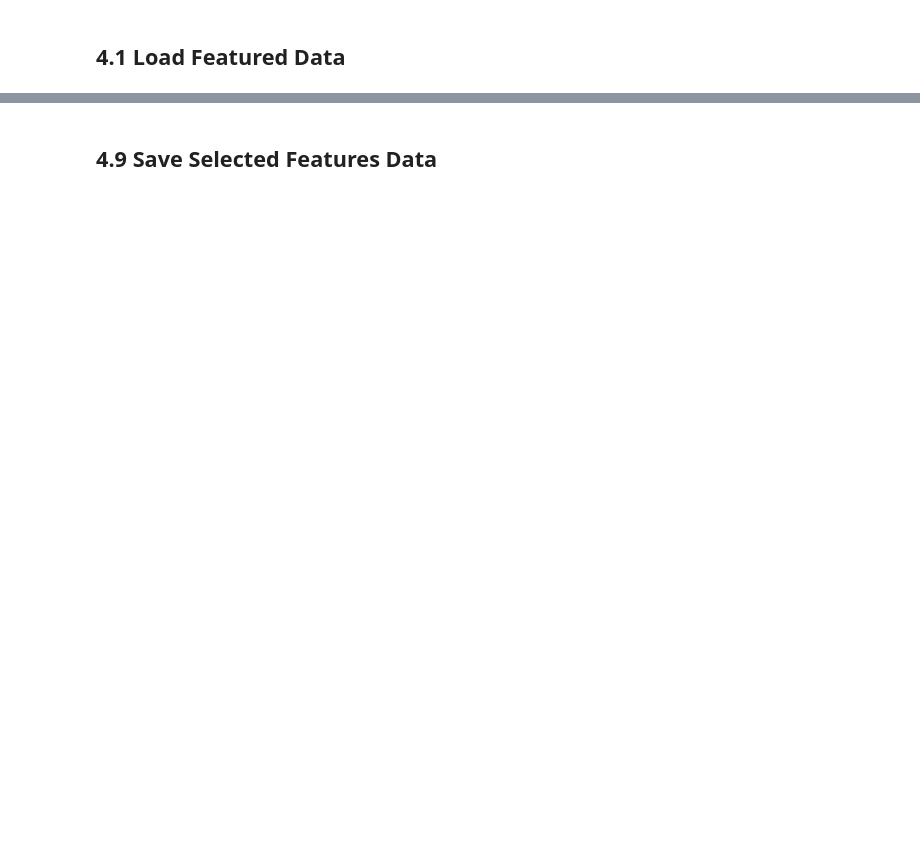
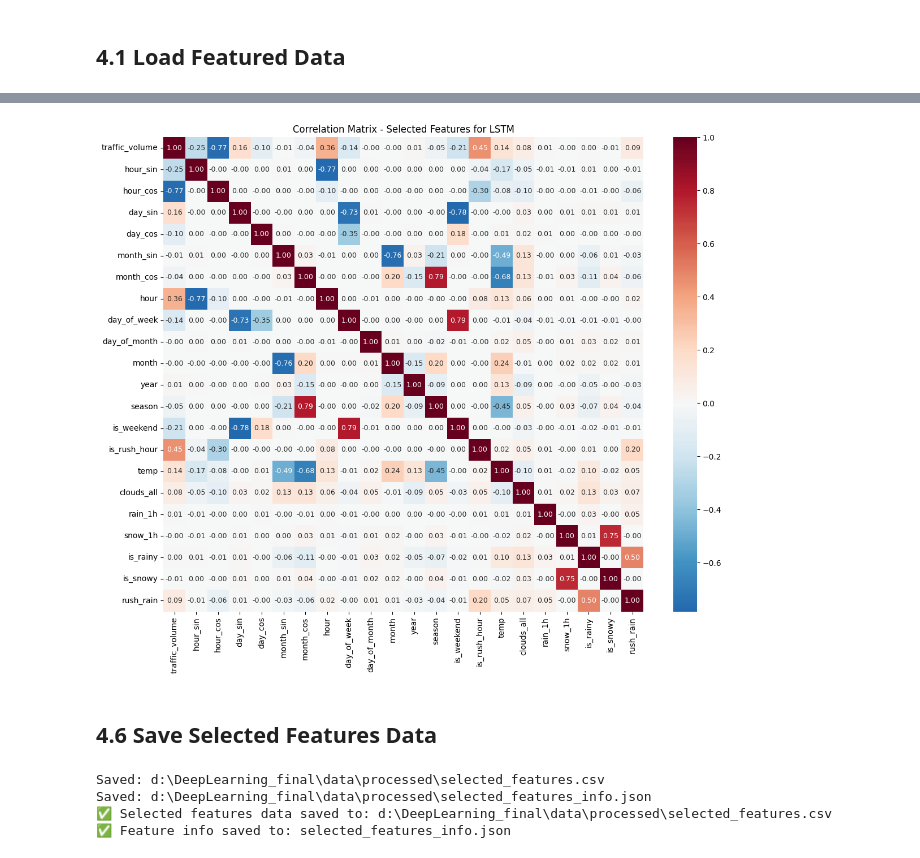
Before and after one commit to Vuminhnhat11224897/DeepLearning, a Jupyter notebook: notebooks/04_Feature_Selection.ipynb, the cells around one changed output, grey strips where cells are left out. Cells and saved outputs as stored; diff of their text form; code cells hidden in the pictures; blank space fills up the shorter version.

```diff
--- a/notebooks/04_Feature_Selection.ipynb
+++ b/notebooks/04_Feature_Selection.ipynb
@@ -113,9 +181,0 @@ ranking_df.head(30)
-# %%
-# Select top K features
-TOP_K = 25  # Number of features to select
-
-selected_features = avg_ranks.head(TOP_K).index.tolist()
-
-print(f"\nSelected {len(selected_features)} features:")
-for i, feat in enumerate(selected_features):
-    print(f"{i+1:3d}. {feat}")
@@ -150,29 +201,40 @@ df_selected.head()
 # %%
 # Correlation matrix of selected features
-fig, ax = plt.subplots(figsize=(14, 12))
+fig, ax = plt.subplots(figsize=(12, 10))
 corr_matrix = df_selected.drop(columns=[DATE_COLUMN]).corr()
-sns.heatmap(corr_matrix, annot=True, cmap='RdBu_r', center=0, ax=ax, fmt='.2f', annot_kws={'size': 8})
-ax.set_title('Correlation Matrix - Selected Features')
+sns.heatmap(corr_matrix, annot=True, cmap='RdBu_r', center=0, ax=ax,
+            fmt='.2f', annot_kws={'size': 9})
+ax.set_title('Correlation Matrix - Selected Features for LSTM')
 plt.tight_layout()
 plt.show()
+# %% [output]
+[figure, added]
 # %% [markdown]
-## 4.9 Save Selected Features Data
+## 4.6 Save Selected Features Data
 # %%
 # Save selected features data
 save_csv(df_selected, SELECTED_DATA_PATH, index=False)
 
-# Save feature list
+# Save feature info
+import os
 feature_info = {
     'selected_features': selected_features,
     'n_features': len(selected_features),
     'target': TARGET_COLUMN,
-    'ranking': ranking_df.head(TOP_K).to_dict('records')
+    'categories': {cat: feats for cat, feats in selection_info['categories'].items() if feats},
+    'correlations': selection_info['correlations'].to_dict(),
+    'note': 'Features selected for LSTM - no lag/rolling/diff to avoid data leakage'
 }
 
-import os
 save_json(feature_info, os.path.join(os.path.dirname(SELECTED_DATA_PATH), 'selected_features_info.json'))
 
-print(f"\nSelected features data saved to: {SELECTED_DATA_PATH}")
+print(f"✅ Selected features data saved to: {SELECTED_DATA_PATH}")
+print(f"✅ Feature info saved to: selected_features_info.json")
+# %% [output]
+Saved: d:\DeepLearning_final\data\processed\selected_features.csv
+Saved: d:\DeepLearning_final\data\processed\selected_features_info.json
+✅ Selected features data saved to: d:\DeepLearning_final\data\processed\selected_features.csv
+✅ Feature info saved to: selected_features_info.json
 # %% [markdown]
 ## Summary
 
```
Also changed, not shown: parts of 19 cells of this notebook, 43 other files.
